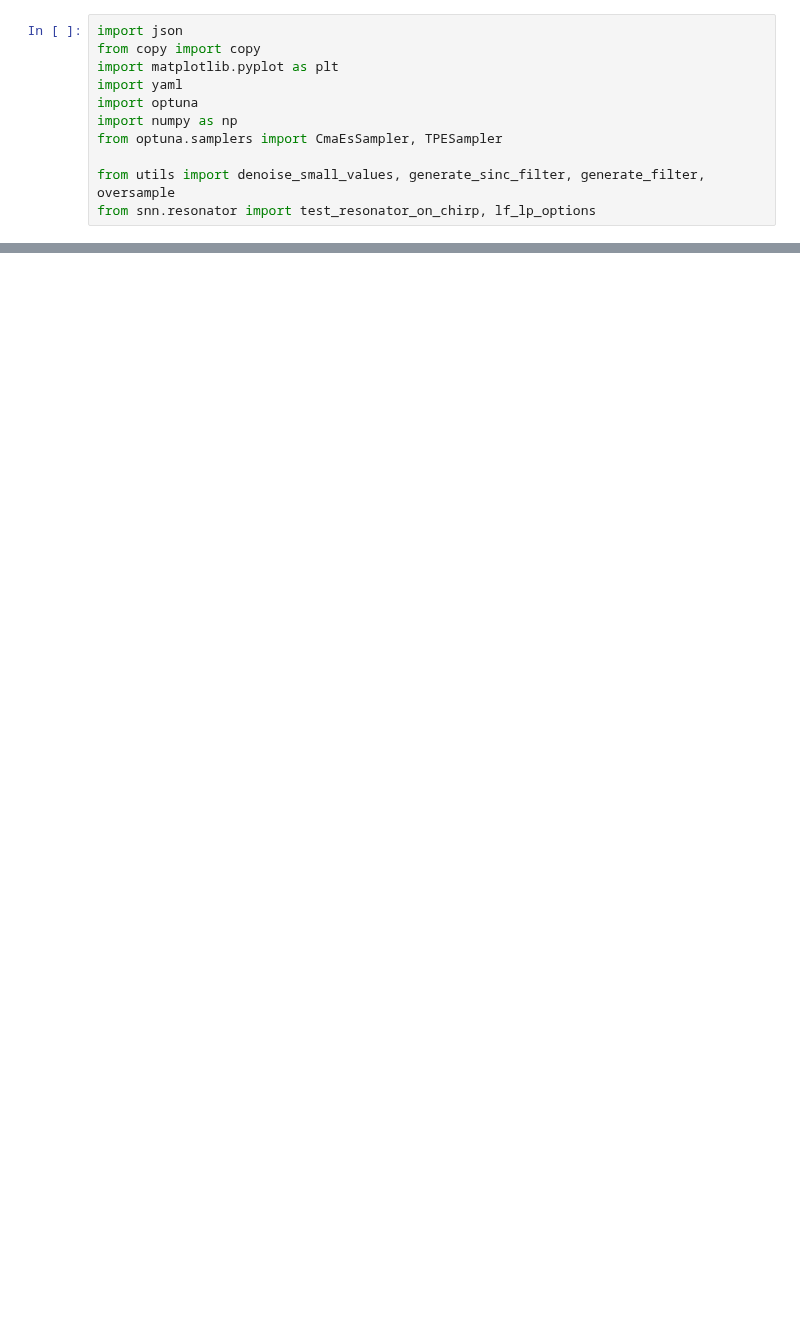
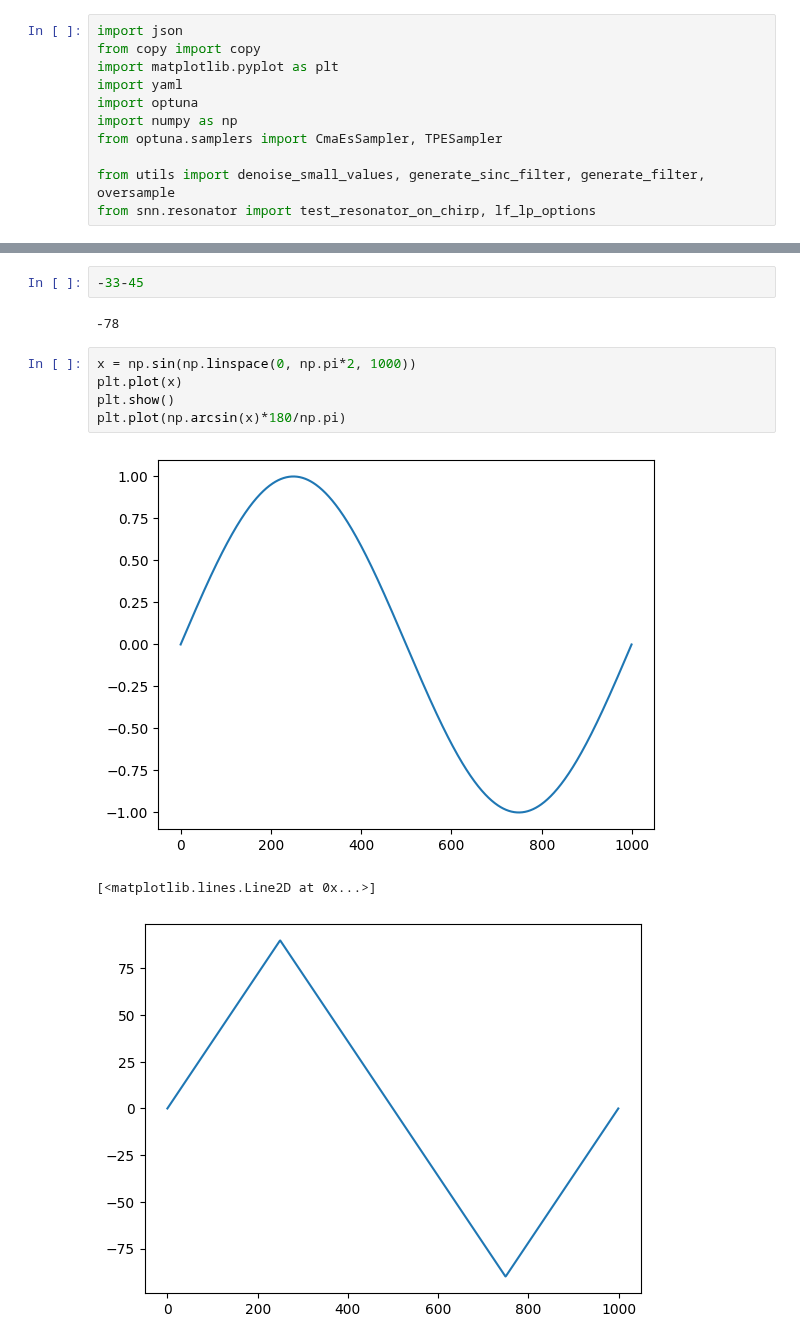
Before and after one commit to yakir4123/SNN-SCTN, a Jupyter notebook: notebooks/optuna_look_4_phase_shift.ipynb, the cells around one changed output, grey strips where cells are left out. Cells and saved outputs as stored; diff of their text form; blank space fills up the shorter version.

```diff
--- a/notebooks/optuna_look_4_phase_shift.ipynb
+++ b/notebooks/optuna_look_4_phase_shift.ipynb
@@ -250,0 +259,13 @@ plt.legend()
+# %%
+-33-45
+# %% [output]
+-78
+# %%
+x = np.sin(np.linspace(0, np.pi*2, 1000))
+plt.plot(x)
+plt.show()
+plt.plot(np.arcsin(x)*180/np.pi)
+# %% [output]
+[figure, added]
+[<matplotlib.lines.Line2D at 0x...>]
+[figure, added]
```
Also changed, not shown: parts of 16 cells of this notebook.
